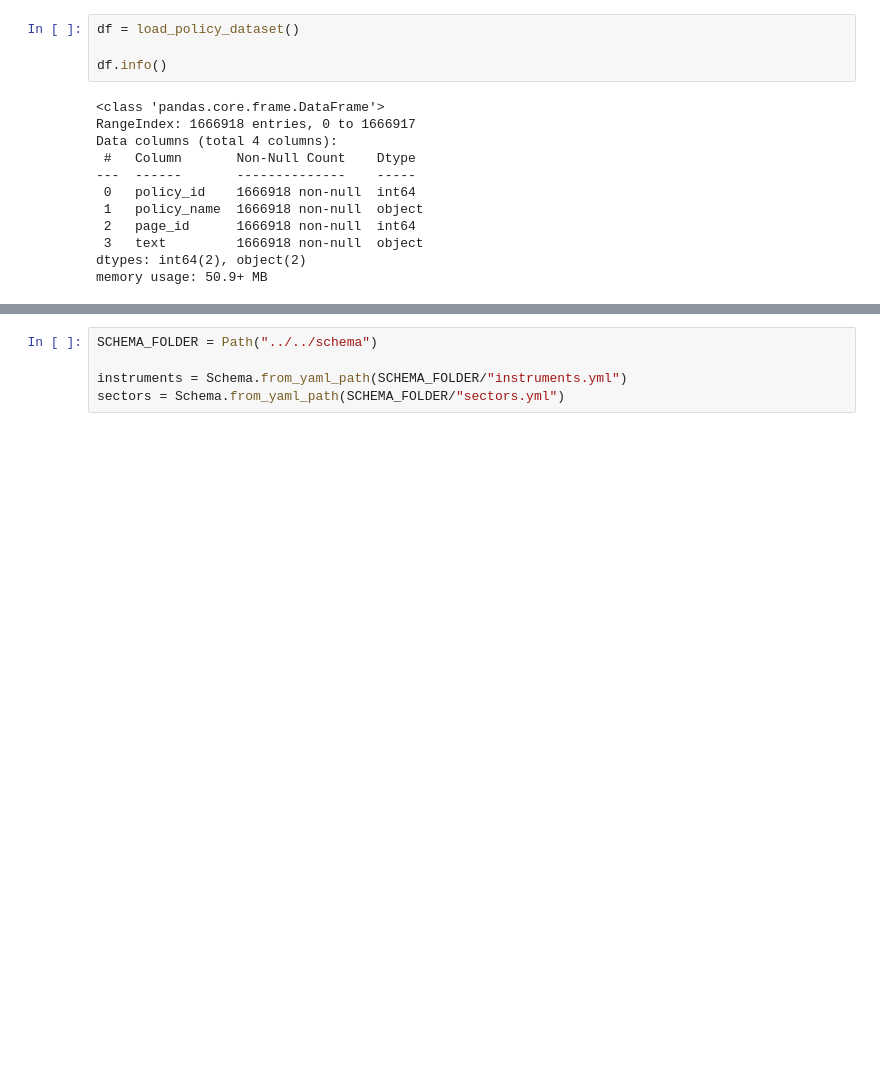
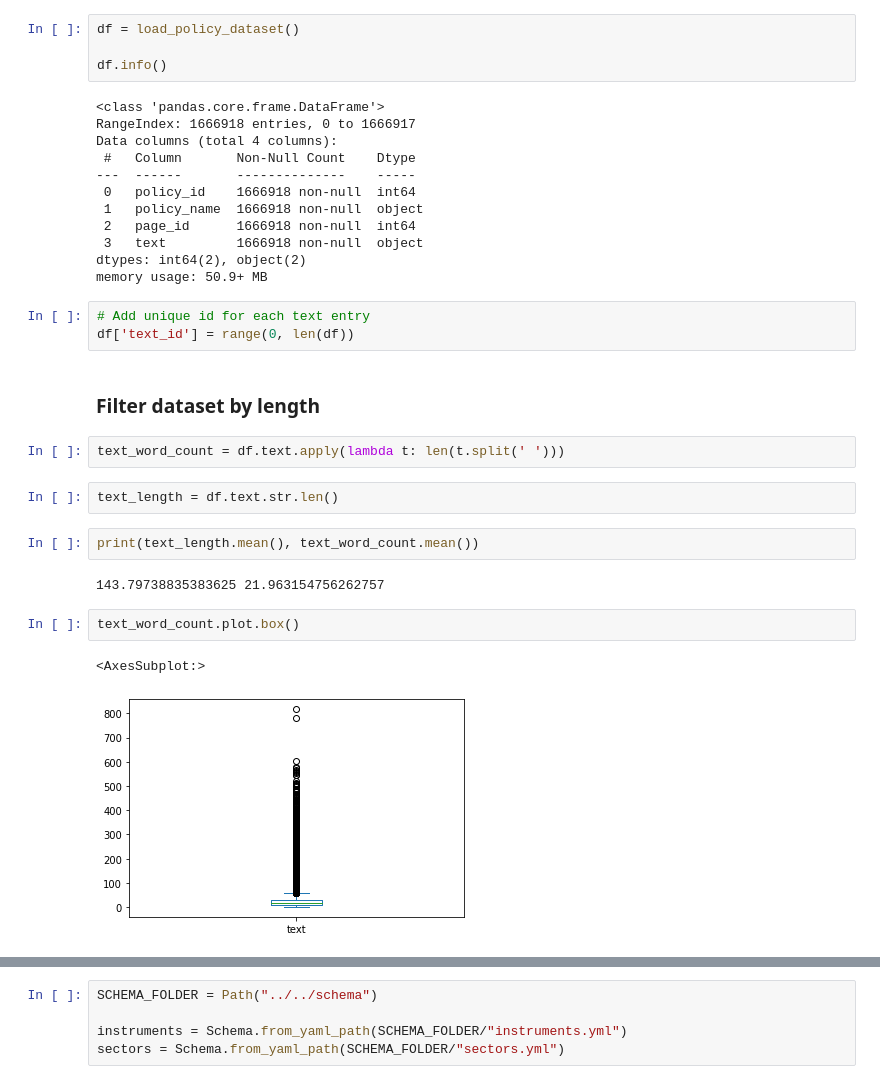
Before and after one commit to chrisaballard/policy-search, a Jupyter notebook: nbs/weak sentence classification/2021-10-04 cosine similarity between sentence vectors.ipynb, the cells around one changed output, grey strips where cells are left out. Cells and saved outputs as stored; diff of their text form; blank space fills up the shorter version.

```diff
--- a/nbs/weak sentence classification/2021-10-04 cosine similarity between sentence vectors.ipynb
+++ b/nbs/weak sentence classification/2021-10-04 cosine similarity between sentence vectors.ipynb
@@ -65,3 +66,21 @@ Data columns (total 4 columns):
  3   text         1666918 non-null  object
 dtypes: int64(2), object(2)
 memory usage: 50.9+ MB
+# %%
+# Add unique id for each text entry
+df['text_id'] = range(0, len(df))
+# %% [markdown]
+### Filter dataset by length
+# %%
+text_word_count = df.text.apply(lambda t: len(t.split(' ')))
+# %%
+text_length = df.text.str.len()
+# %%
+print(text_length.mean(), text_word_count.mean())
+# %% [output]
+143.79738835383625 21.963154756262757
+# %%
+text_word_count.plot.box()
+# %% [output]
+<AxesSubplot:>
+[figure, added]
```
Also changed, not shown: parts of 22 cells of this notebook.
